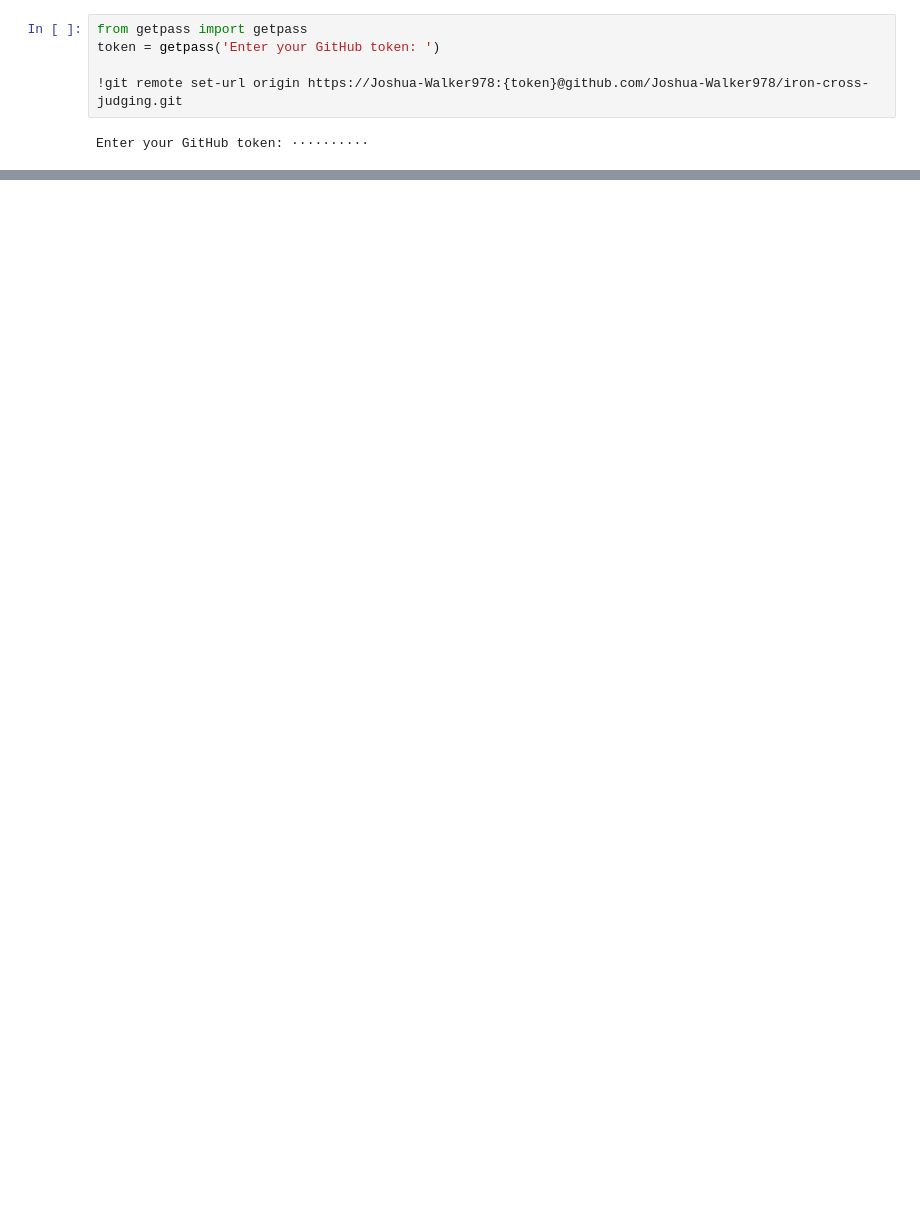
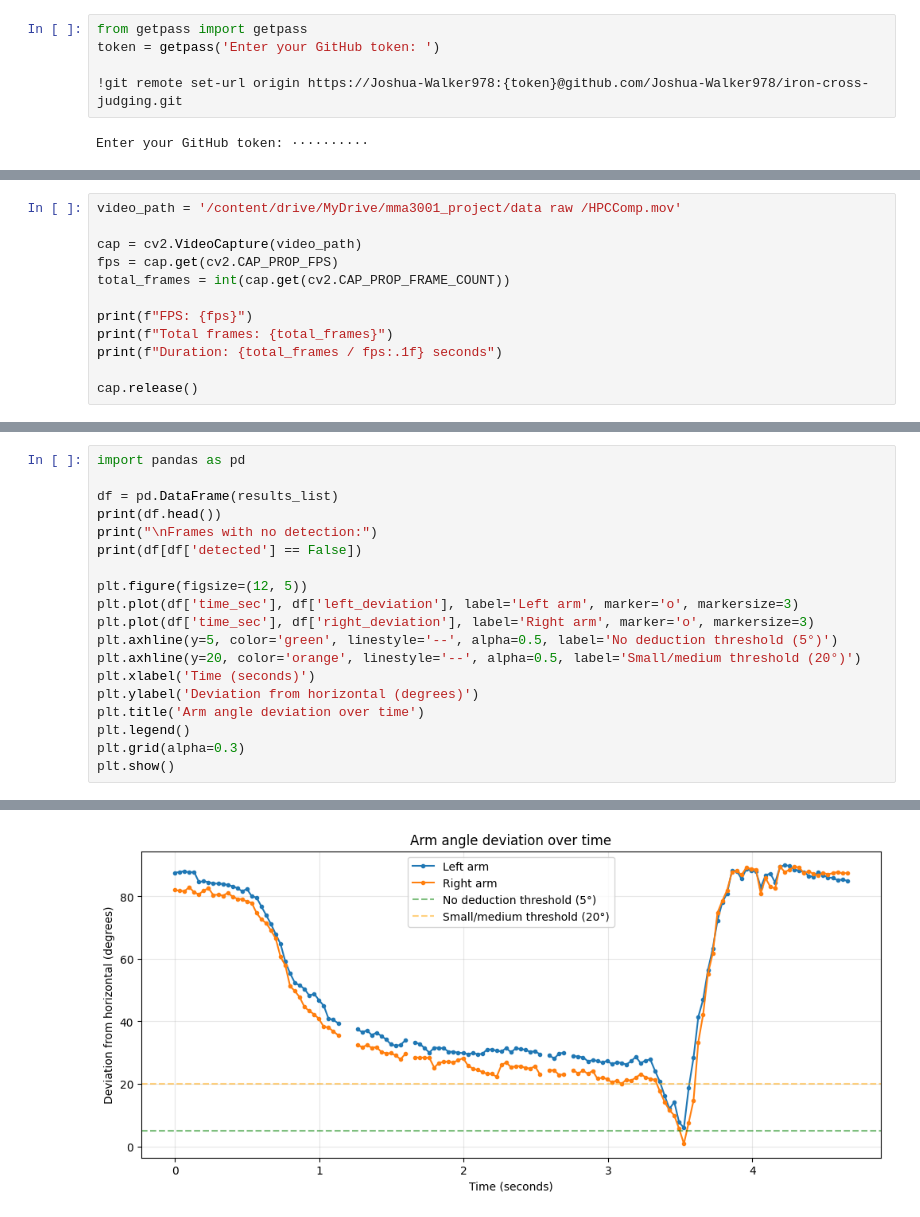
Before and after one commit to Joshua-Walker978/iron-cross-judging, a Jupyter notebook: notebooks/main_pipeline.ipynb, the cells around one changed output, grey strips where cells are left out. Cells and saved outputs as stored; diff of their text form; blank space fills up the shorter version.

```diff
--- a/notebooks/main_pipeline.ipynb
+++ b/notebooks/main_pipeline.ipynb
@@ -611,0 +614,12 @@ error: failed to push some refs to 'https://github.com/Joshua-Walker978/iron-cro
+# %%
+video_path = '/content/drive/MyDrive/mma3001_project/data raw /HPCComp.mov'
+
+cap = cv2.VideoCapture(video_path)
+fps = cap.get(cv2.CAP_PROP_FPS)
+total_frames = int(cap.get(cv2.CAP_PROP_FRAME_COUNT))
+
+print(f"FPS: {fps}")
+print(f"Total frames: {total_frames}")
+print(f"Duration: {total_frames / fps:.1f} seconds")
+
+cap.release()
@@ -611,0 +686,20 @@ error: failed to push some refs to 'https://github.com/Joshua-Walker978/iron-cro
+# %%
+import pandas as pd
+
+df = pd.DataFrame(results_list)
+print(df.head())
+print("\nFrames with no detection:")
+print(df[df['detected'] == False])
+
+plt.figure(figsize=(12, 5))
+plt.plot(df['time_sec'], df['left_deviation'], label='Left arm', marker='o', markersize=3)
+plt.plot(df['time_sec'], df['right_deviation'], label='Right arm', marker='o', markersize=3)
+plt.axhline(y=5, color='green', linestyle='--', alpha=0.5, label='No deduction threshold (5°)')
+plt.axhline(y=20, color='orange', linestyle='--', alpha=0.5, label='Small/medium threshold (20°)')
+plt.xlabel('Time (seconds)')
+plt.ylabel('Deviation from horizontal (degrees)')
+plt.title('Arm angle deviation over time')
+plt.legend()
+plt.grid(alpha=0.3)
+plt.show()
+# %% [output]
@@ -611,0 +721 @@ error: failed to push some refs to 'https://github.com/Joshua-Walker978/iron-cro
+[figure, added]
```
Also changed, not shown: parts of 38 cells of this notebook.
